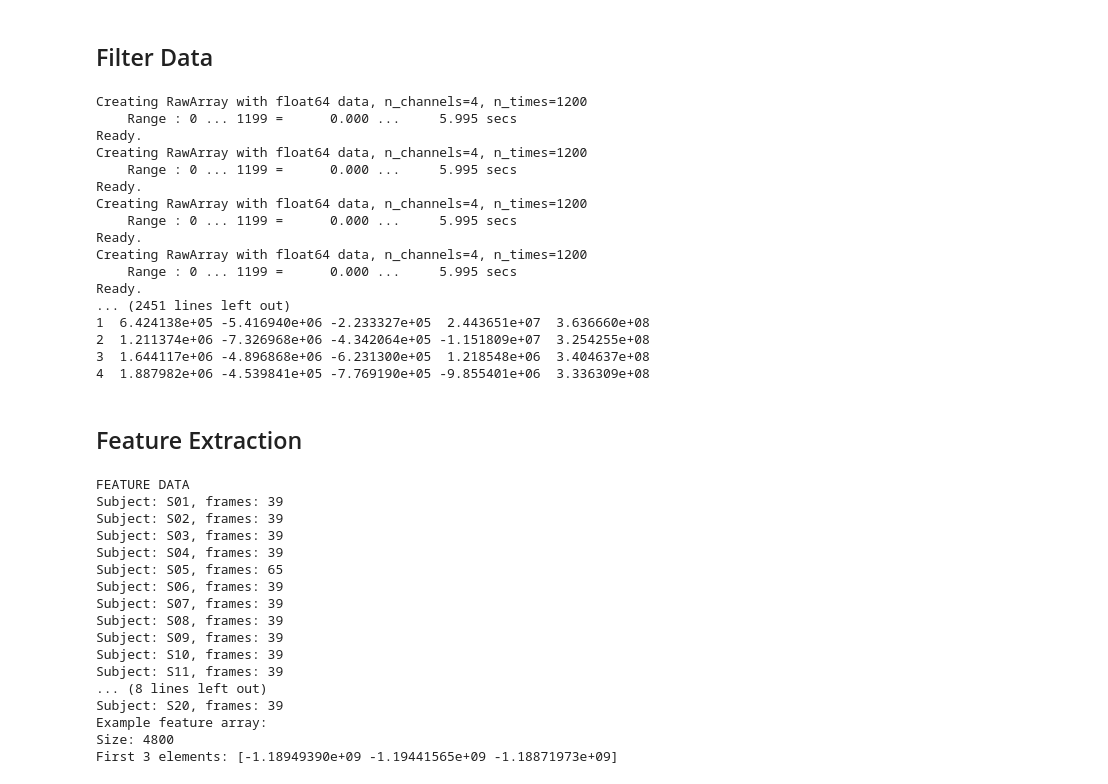
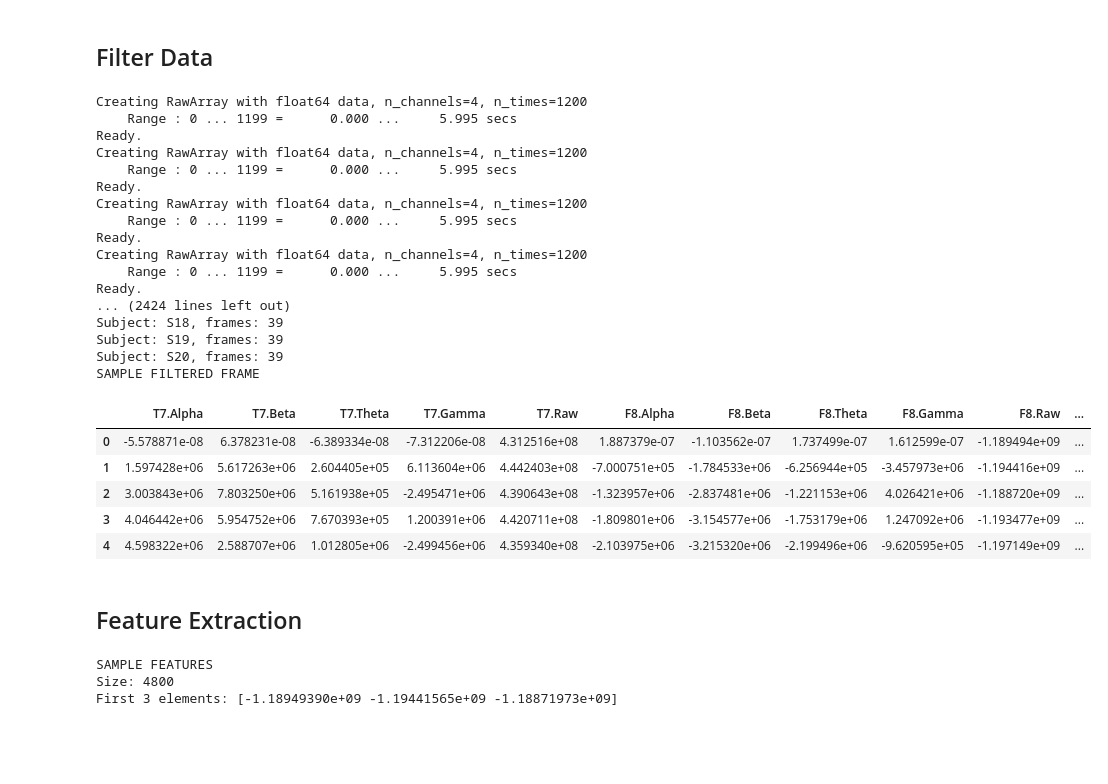
Before and after one commit to CPP-EEG-Authentication-Defense-Project/Authentication-Models, a Jupyter notebook: notebooks/music-id.ipynb, the cells around one changed output. Cells and saved outputs as stored; diff of their text form; code cells hidden in the pictures; blank space fills up the shorter version.

Commit message:
Reformat head preview

```diff
--- a/notebooks/music-id.ipynb
+++ b/notebooks/music-id.ipynb
@@ -52,6 +52,7 @@ SubjectFramesMap = typing.Dict[str, typing.List[pd.DataFrame]]
 SubjectFilteredFramesMap = typing.Dict[str, typing.List[pd.DataFrame]]
 RawFrequencyDataMap = typing.Dict[str, typing.Union[mne.io.Raw, mne.io.RawArray]]
 SubjectFrameFeaturesMap = typing.Dict[str, typing.List[np.ndarray]]
+T = typing.TypeVar('T')
 # %%
 def retrieve_dataset() -> pathlib.Path:
     """
@@ -452,44 +460,44 @@ Subject: S11, Windows: 39
 # %%
 data_map = filter_windows(data_map)
 print_filtered_data_summary(data_map)
+print('SAMPLE FILTERED FRAME')
+sample_windows = get_sample_value_from_map(data_map)
+sample_frame = sample_windows[0]
+sample_frame.head()
 # %% [output]
 Creating RawArray with float64 data, n_channels=4, n_times=1200
     Range : 0 ... 1199 =      0.000 ...     5.995 secs
 Ready.
 Creating RawArray with float64 data, n_channels=4, n_times=1200
     Range : 0 ... 1199 =      0.000 ...     5.995 secs
 Ready.
 Creating RawArray with float64 data, n_channels=4, n_times=1200
     Range : 0 ... 1199 =      0.000 ...     5.995 secs
 Ready.
 Creating RawArray with float64 data, n_channels=4, n_times=1200
     Range : 0 ... 1199 =      0.000 ...     5.995 secs
 Ready.
-... (2451 lines left out)
-1  6.424138e+05 -5.416940e+06 -2.233327e+05  2.443651e+07  3.636660e+08
-2  1.211374e+06 -7.326968e+06 -4.342064e+05 -1.151809e+07  3.254255e+08
-3  1.644117e+06 -4.896868e+06 -6.231300e+05  1.218548e+06  3.404637e+08
-4  1.887982e+06 -4.539841e+05 -7.769190e+05 -9.855401e+06  3.336309e+08
+... (2424 lines left out)
+Subject: S18, frames: 39
+Subject: S19, frames: 39
+Subject: S20, frames: 39
+SAMPLE FILTERED FRAME
+|  | T7.Alpha | T7.Beta | T7.Theta | T7.Gamma | T7.Raw | F8.Alpha | F8.Beta | F8.Theta | F8.Gamma | F8.Raw | ... |
+| 0 | -5.578871e-08 | 6.378231e-08 | -6.389334e-08 | -7.312206e-08 | 4.312516e+08 | 1.887379e-07 | -1.103562e-07 | 1.737499e-07 | 1.612599e-07 | -1.189494e+09 | ... |
+| 1 | 1.597428e+06 | 5.617263e+06 | 2.604405e+05 | 6.113604e+06 | 4.442403e+08 | -7.000751e+05 | -1.784533e+06 | -6.256944e+05 | -3.457973e+06 | -1.194416e+09 | ... |
+| 2 | 3.003843e+06 | 7.803250e+06 | 5.161938e+05 | -2.495471e+06 | 4.390643e+08 | -1.323957e+06 | -2.837481e+06 | -1.221153e+06 | 4.026421e+06 | -1.188720e+09 | ... |
+| 3 | 4.046442e+06 | 5.954752e+06 | 7.670393e+05 | 1.200391e+06 | 4.420711e+08 | -1.809801e+06 | -3.154577e+06 | -1.753179e+06 | 1.247092e+06 | -1.193477e+09 | ... |
+| 4 | 4.598322e+06 | 2.588707e+06 | 1.012805e+06 | -2.499456e+06 | 4.359340e+08 | -2.103975e+06 | -3.215320e+06 | -2.199496e+06 | -9.620595e+05 | -1.197149e+09 | ... |
 # %% [markdown]
 ## Feature Extraction
-# %%
-data_map = extract_features(data_map)
-print_feature_data_summary(data_map)
-# %% [output]
-FEATURE DATA
-Subject: S01, frames: 39
-Subject: S02, frames: 39
-Subject: S03, frames: 39
-Subject: S04, frames: 39
-Subject: S05, frames: 65
-Subject: S06, frames: 39
-Subject: S07, frames: 39
-Subject: S08, frames: 39
-Subject: S09, frames: 39
-Subject: S10, frames: 39
-Subject: S11, frames: 39
-... (8 lines left out)
-Subject: S20, frames: 39
-Example feature array:
-Size: 4800
-First 3 elements: [-1.18949390e+09 -1.19441565e+09 -1.18871973e+09]
+# %%
+data_map = extract_features(data_map)
+sample_windows = get_sample_value_from_map(data_map)
+sample_frame = sample_windows[0]
+print('SAMPLE FEATURES')
+print(f'Size: {len(sample_frame)}')
+print(f'First 3 elements: {sample_frame[:3]}')
+# %% [output]
+SAMPLE FEATURES
+Size: 4800
+First 3 elements: [-1.18949390e+09 -1.19441565e+09 -1.18871973e+09]
```
Also changed, not shown: parts of 3 cells of this notebook.
